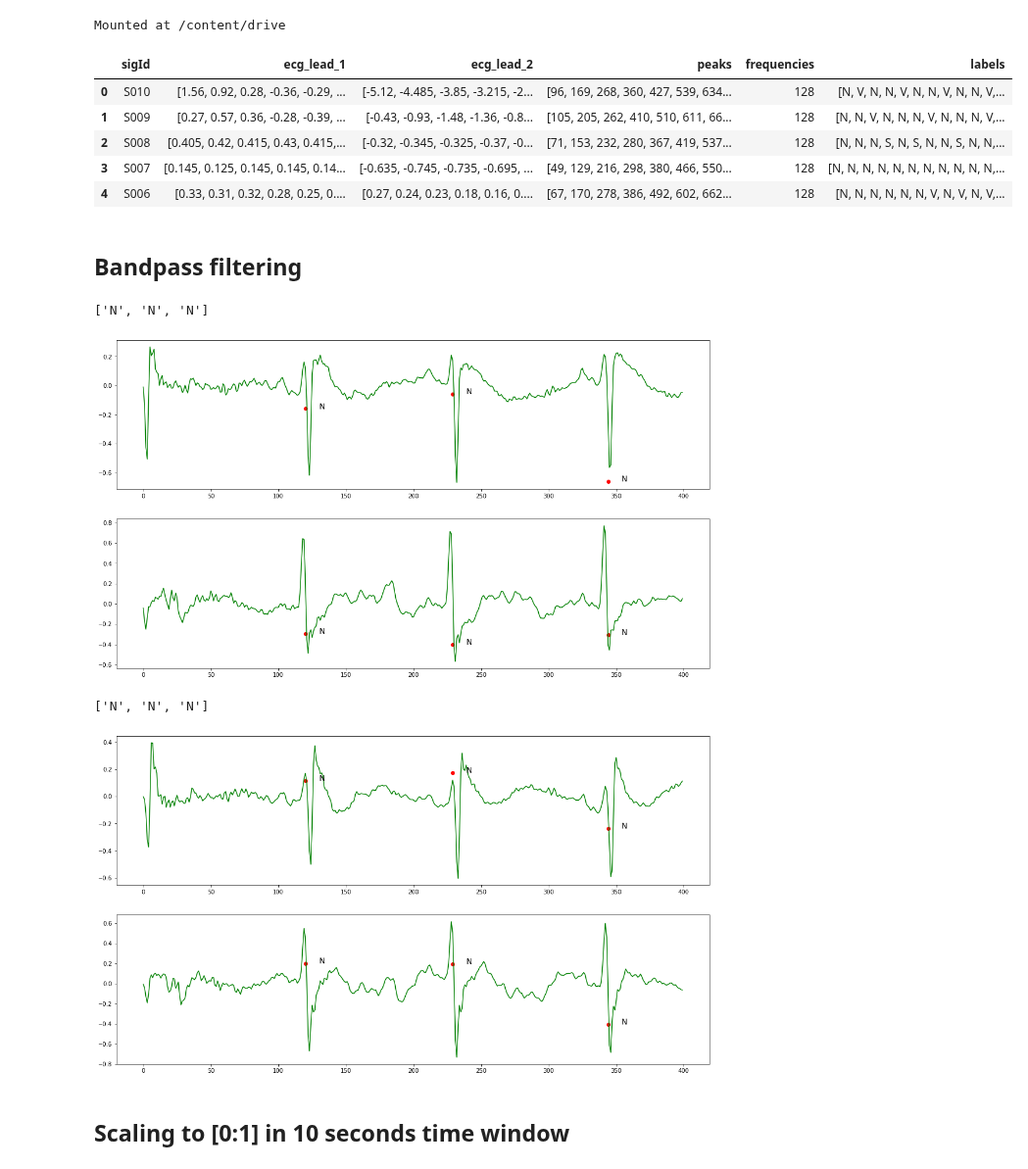
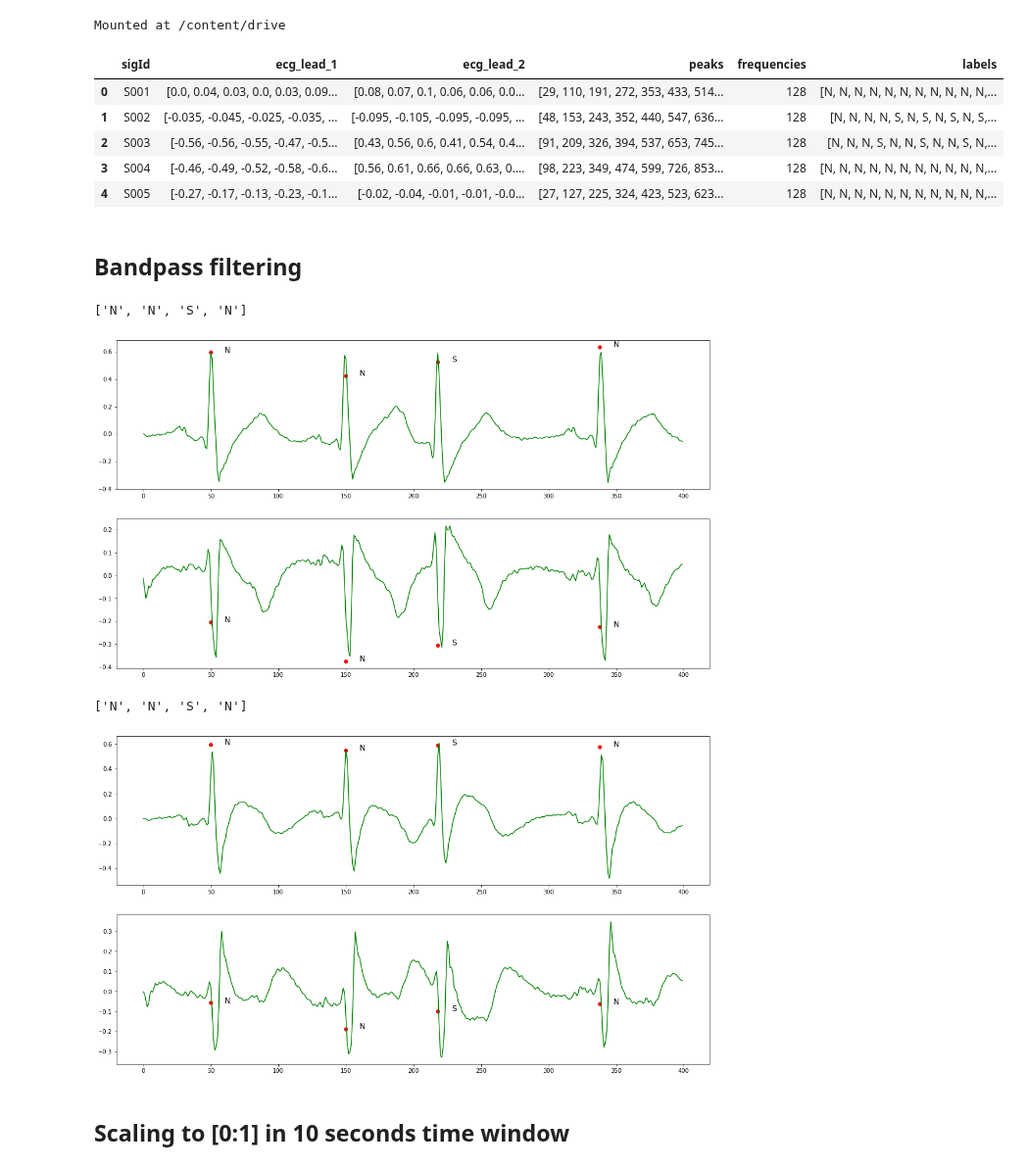
Before and after one commit to simonetome/Heartbeat-NSV-classification, a Jupyter notebook: FinalResnet.ipynb, the cells around one changed output. Shown at 98% size. Drawn from its saved outputs; the diff is of its cells as text; code cells hidden in the pictures.

```diff
--- a/FinalResnet.ipynb
+++ b/FinalResnet.ipynb
@@ -83,39 +86,39 @@ for f in os.listdir(dataset_folder):
       sample_prefix = f[:8]
       label, peak, signal = load_data(sample_prefix, dataset_folder)
       labels.append(label)
       rpeaks.append(peak)
       ecg_signals.append(signal)
       frequencies.append(int(sample_prefix[5:]))
 cols = ["sigId","ecg_lead_1","ecg_lead_2","peaks","frequencies","labels"]
 
 # ecg signals is 105 rows [,,,,,]
 
 first_lead_signals = []
 second_lead_signals = []
 
 for signal in ecg_signals:
     first_lead_signals.append(signal[:,0].tolist())    # converting the array to list as list of array is deprecated
     second_lead_signals.append(signal[:,1].tolist())
 
 df = pd.DataFrame(data =[ids,first_lead_signals,second_lead_signals,rpeaks,frequencies,labels]).T
 df.columns = cols
 
 # transform peaks
 for id in tqdm(df.index.tolist()):
     peaks = df.iloc[id]['peaks']
     p_list = list()
     for p in peaks:
         p_list.append(p[0])
     df.iloc[id]['peaks'] = np.asarray(p_list).astype(np.int64)
-
+df = df.sort_values(["sigId"]).reset_index(drop=True)
 df.head()
 # %% [output]
 |  | sigId | ecg_lead_1 | ecg_lead_2 | peaks | frequencies | labels |
-| 0 | S010 | [1.56, 0.92, 0.28, -0.36, -0.29, ... | [-5.12, -4.485, -3.85, -3.215, -2... | [96, 169, 268, 360, 427, 539, 634... | 128 | [N, V, N, N, V, N, N, V, N, N, V,... |
-| 1 | S009 | [0.27, 0.57, 0.36, -0.28, -0.39, ... | [-0.43, -0.93, -1.48, -1.36, -0.8... | [105, 205, 262, 410, 510, 611, 66... | 128 | [N, N, V, N, N, N, V, N, N, N, V,... |
-| 2 | S008 | [0.405, 0.42, 0.415, 0.43, 0.415,... | [-0.32, -0.345, -0.325, -0.37, -0... | [71, 153, 232, 280, 367, 419, 537... | 128 | [N, N, N, S, N, S, N, N, S, N, N,... |
-| 3 | S007 | [0.145, 0.125, 0.145, 0.145, 0.14... | [-0.635, -0.745, -0.735, -0.695, ... | [49, 129, 216, 298, 380, 466, 550... | 128 | [N, N, N, N, N, N, N, N, N, N, N,... |
-| 4 | S006 | [0.33, 0.31, 0.32, 0.28, 0.25, 0.... | [0.27, 0.24, 0.23, 0.18, 0.16, 0.... | [67, 170, 278, 386, 492, 602, 662... | 128 | [N, N, N, N, N, N, V, N, V, N, V,... |
+| 0 | S001 | [0.0, 0.04, 0.03, 0.0, 0.03, 0.09... | [0.08, 0.07, 0.1, 0.06, 0.06, 0.0... | [29, 110, 191, 272, 353, 433, 514... | 128 | [N, N, N, N, N, N, N, N, N, N, N,... |
+| 1 | S002 | [-0.035, -0.045, -0.025, -0.035, ... | [-0.095, -0.105, -0.095, -0.095, ... | [48, 153, 243, 352, 440, 547, 636... | 128 | [N, N, N, N, S, N, S, N, S, N, S,... |
+| 2 | S003 | [-0.56, -0.56, -0.55, -0.47, -0.5... | [0.43, 0.56, 0.6, 0.41, 0.54, 0.4... | [91, 209, 326, 394, 537, 653, 745... | 128 | [N, N, N, S, N, N, S, N, N, S, N,... |
+| 3 | S004 | [-0.46, -0.49, -0.52, -0.58, -0.6... | [0.56, 0.61, 0.66, 0.66, 0.63, 0.... | [98, 223, 349, 474, 599, 726, 853... | 128 | [N, N, N, N, N, N, N, N, N, N, N,... |
+| 4 | S005 | [-0.27, -0.17, -0.13, -0.23, -0.1... | [-0.02, -0.04, -0.01, -0.01, -0.0... | [27, 127, 225, 324, 423, 523, 623... | 128 | [N, N, N, N, N, N, N, N, N, N, N,... |
 # %%
 # because of the curse of dimensionality --> undersampling
 
@@ -248,10 +251,10 @@ def plot_signal(df,id,length):
 plot_signal(df,50,400)
 plot_signal(filtered_df,50,400)
 # %% [output]
-['N', 'N', 'N']
+['N', 'N', 'S', 'N']
-[figure, old version]
+[figure, new version]
-['N', 'N', 'N']
+['N', 'N', 'S', 'N']
-[figure, old version]
+[figure, new version]
 # %% [markdown]
 <h2>Scaling to [0:1] in 10 seconds time window
 # %%
```
Also changed, not shown: parts of 19 cells of this notebook.
